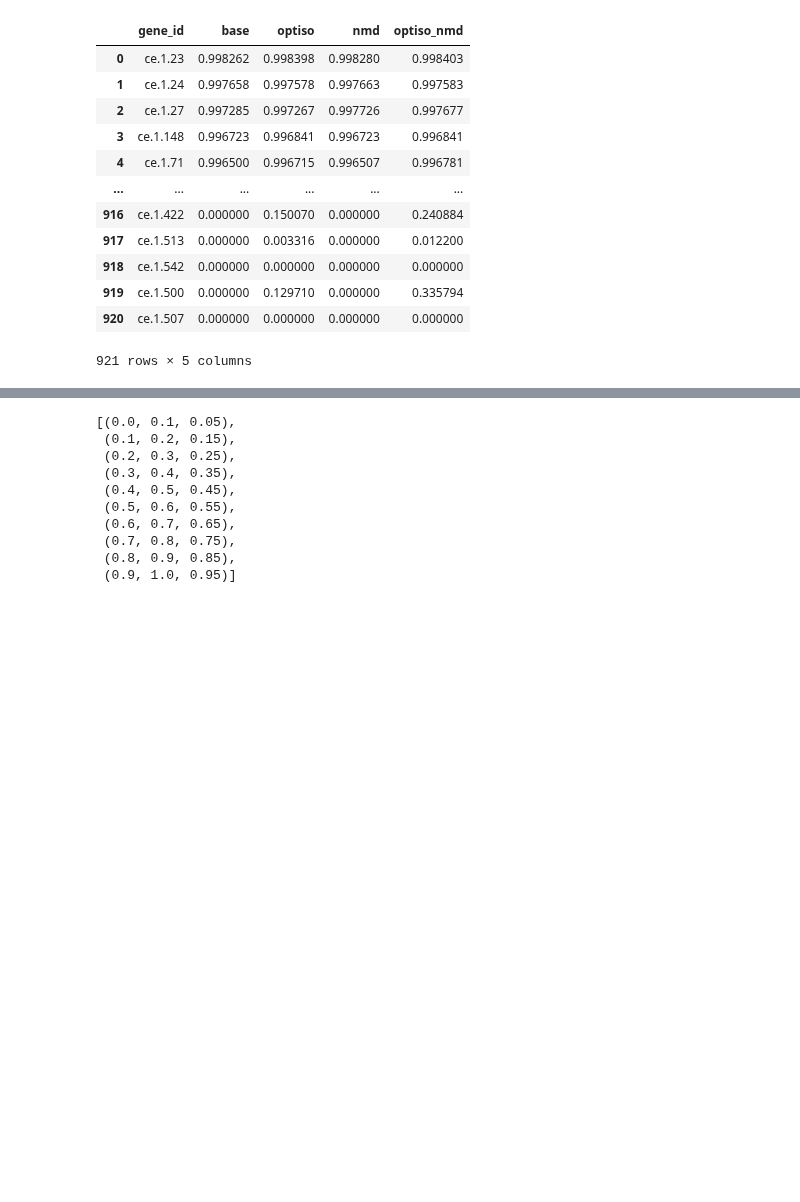
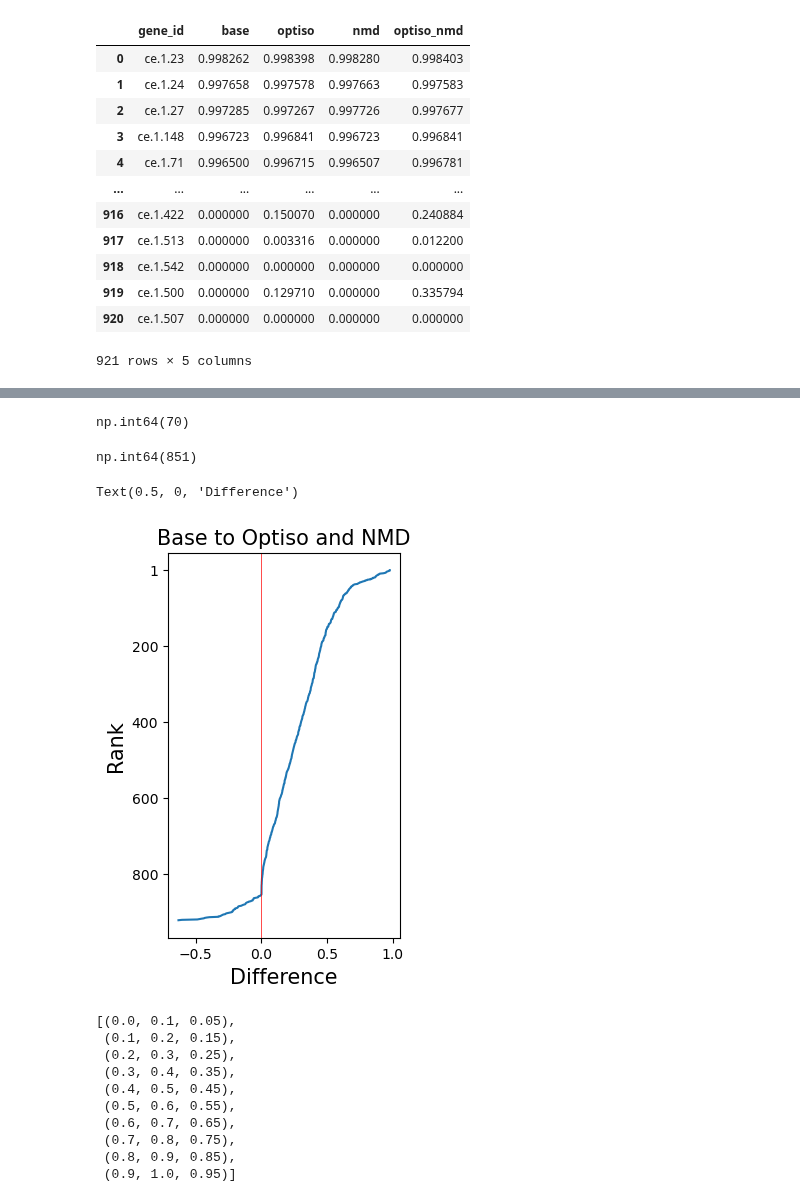
Before and after one commit to KorfLab/isoforms, a Jupyter notebook: APCanalysis/apc_paper.ipynb, the cells around one changed output, grey strips where cells are left out. Drawn from its saved outputs; the diff is of its cells as text; code cells hidden in the pictures; blank space fills up the shorter version.

```diff
--- a/APCanalysis/apc_paper.ipynb
+++ b/APCanalysis/apc_paper.ipynb
@@ -229 +245,4 @@ dd_sort1
 921 rows × 8 columns
+# %%
+base2optnmd = dd_sort1[['gene_id', 'optiso_nmd', 'base_to_opt_nmd']].copy()
+base2optnmd
@@ -229,0 +263,3 @@ dd_sort1
+# %%
+base2optnmd['rank'] = range(len(base2optnmd))
+base2optnmd
@@ -230,3 +297,25 @@ dd_sort1
+# %%
+(base2optnmd['base_to_opt_nmd'] < 0).sum()
+# %% [output]
+np.int64(70)
+# %%
+(base2optnmd['base_to_opt_nmd'] >= 0).sum()
+# %% [output]
+np.int64(851)
+# %%
+f, ax = plt.subplots(figsize=(3, 5))
+sns.lineplot(data=base2optnmd, y='rank', x='base_to_opt_nmd')
+ax.axvline(x=0, color='red', linewidth=0.5)
+ax.invert_yaxis()
+yticks = [0, 199, 399, 599, 799]
+ax.set_yticks(yticks)
+ax.set_yticklabels(['1', '200', '400', '600', '800'])
+ax.set_title('Base to Optiso and NMD', fontsize=15)
+ax.set_ylabel('Rank', fontsize=15)
+ax.set_xlabel('Difference', fontsize=15)
+# %% [output]
+Text(0.5, 0, 'Difference')
+[figure, added]
 # %%
 dd_sort1.to_csv('dd_sort1.csv', index=False)
 # %%
```
Also changed, not shown: parts of 21 cells of this notebook.
